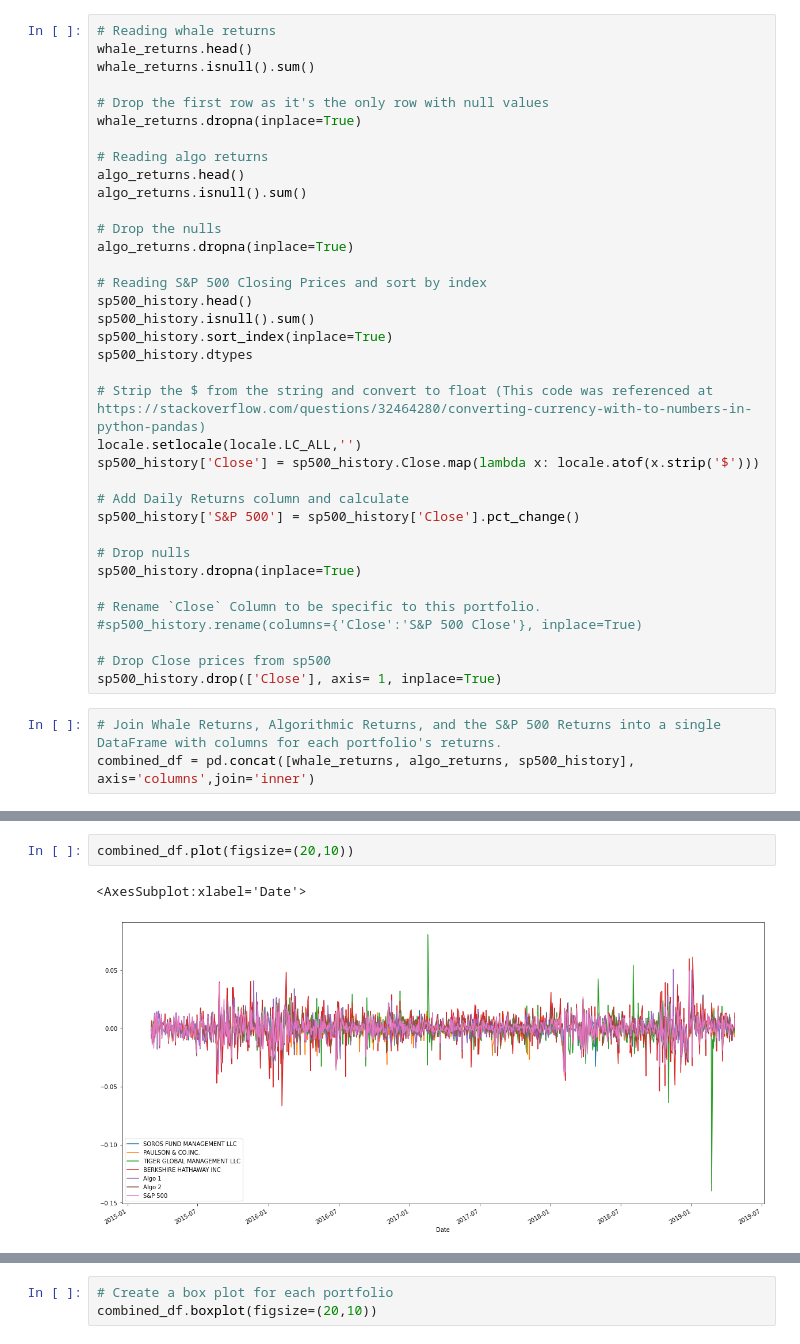
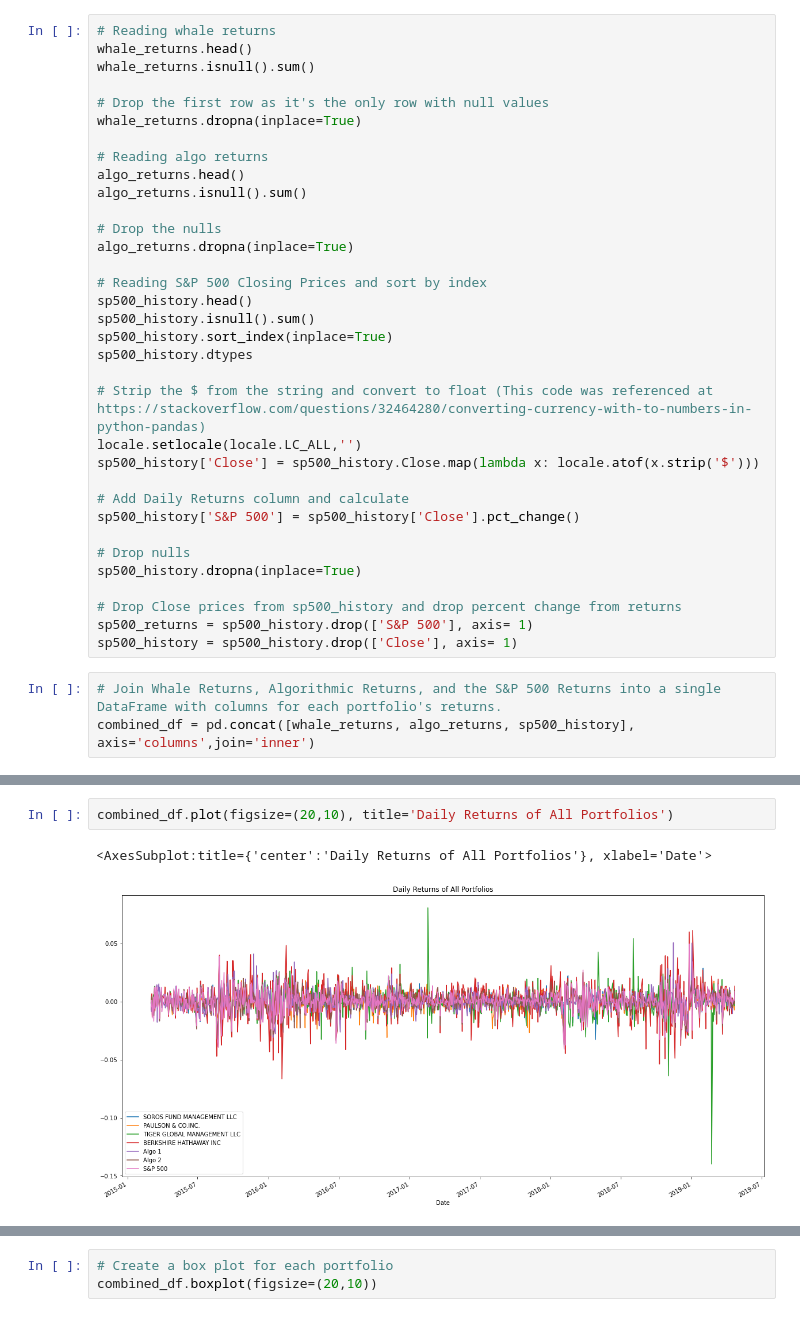
Before and after one commit to amack56/Unit4HomeworkAssignment, a Jupyter notebook: code/code.ipynb, the cells around one changed output, grey strips where cells are left out. Drawn from its saved outputs; the diff is of its cells as text.

```diff
--- a/code/code.ipynb
+++ b/code/code.ipynb
@@ -49,11 +49,9 @@ sp500_history['S&P 500'] = sp500_history['Close'].pct_change()
 # Drop nulls
 sp500_history.dropna(inplace=True)
 
-# Rename `Close` Column to be specific to this portfolio.
-#sp500_history.rename(columns={'Close':'S&P 500 Close'}, inplace=True)
-
-# Drop Close prices from sp500
-sp500_history.drop(['Close'], axis= 1, inplace=True)
+# Drop Close prices from sp500_history and drop percent change from returns
+sp500_returns = sp500_history.drop(['S&P 500'], axis= 1)
+sp500_history = sp500_history.drop(['Close'], axis= 1)
 # %%
 # Join Whale Returns, Algorithmic Returns, and the S&P 500 Returns into a single DataFrame with columns for each portfolio's returns.
 combined_df = pd.concat([whale_returns, algo_returns, sp500_history], axis='columns',join='inner')
@@ -79,8 +76,8 @@ combined_df
 # %%
-combined_df.plot(figsize=(20,10))
+combined_df.plot(figsize=(20,10), title='Daily Returns of All Portfolios')
 # %% [output]
-<AxesSubplot:xlabel='Date'>
+<AxesSubplot:title={'center':'Daily Returns of All Portfolios'}, xlabel='Date'>
-[figure, old version]
+[figure, new version]
 # %%
 # Calculate and plot cumulative returns
 cumulative_returns = (1+combined_df).cumprod()-1
```
Also changed, not shown: parts of 21 cells of this notebook, 2 other files.
